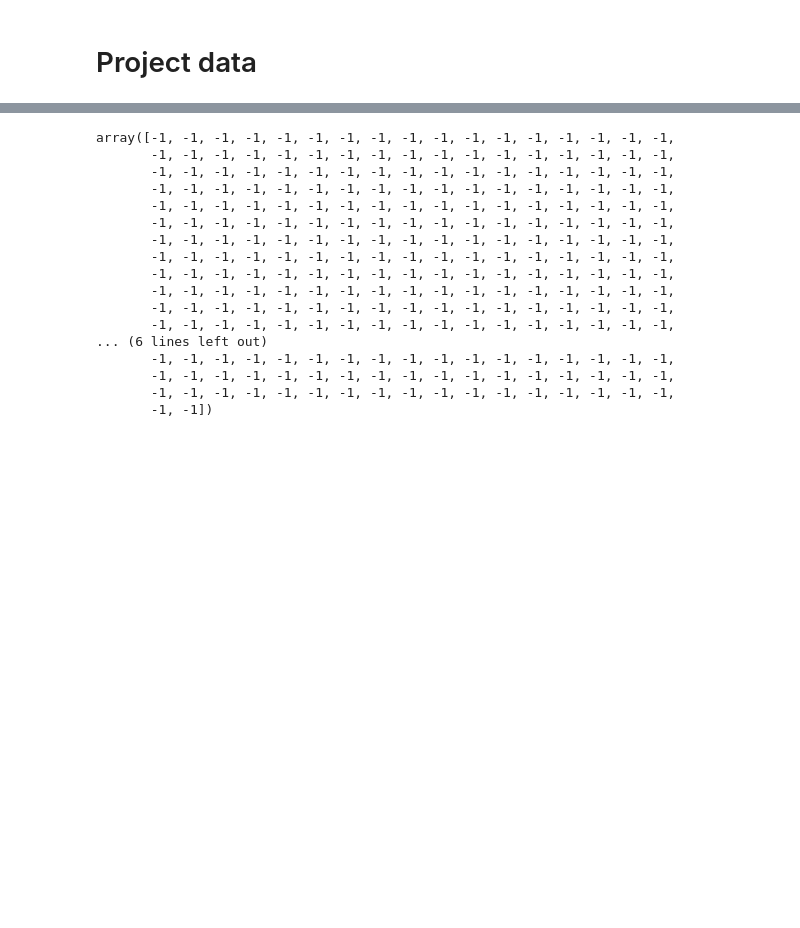
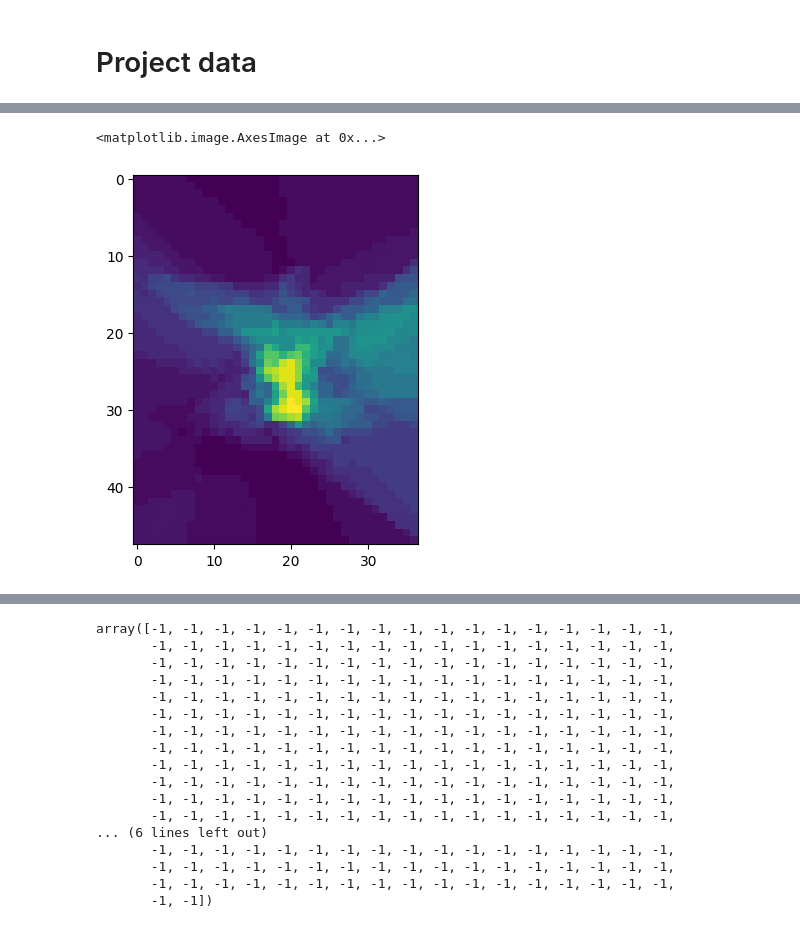
Before and after one commit to eoydvin/mergeplg, a Jupyter notebook: docs/notebooks/cluster.ipynb, the cells around one changed output, grey strips where cells are left out. Cells and saved outputs as stored; diff of their text form; code cells hidden in the pictures; blank space fills up the shorter version.

```diff
--- a/docs/notebooks/cluster.ipynb
+++ b/docs/notebooks/cluster.ipynb
@@ -137,0 +193,22 @@ for j in range(np.unique(pred).size):
+# %%
+n_closest = 8
+
+cml_adjusted_field = np.zeros(radar_field.shape)
+
+for i in range(radar_field.shape[0]):
+    for j in range(radar_field.shape[1]):
+        x = ds_rad.xs.data[i, j]
+        y = ds_rad.ys.data[i, j]
+
+        x_obs = ds_cmls.x.data.ravel()
+        y_obs = ds_cmls.y.data.ravel()
+
+        dist = np.sqrt((x - x_obs)**2 + (y - y_obs)**2)
+        n_smallest_indices = np.argpartition(dist, n_closest)[:n_closest]
+
+        cml_adjusted_field[i, j] = predicted_cml_field[pred[n_smallest_indices], i, j].mean()
+# %%
+plt.imshow(cml_adjusted_field)
+# %% [output]
+<matplotlib.image.AxesImage at 0x...>
+[figure, added]
```
Also changed, not shown: parts of 17 cells of this notebook, 1 other file.
